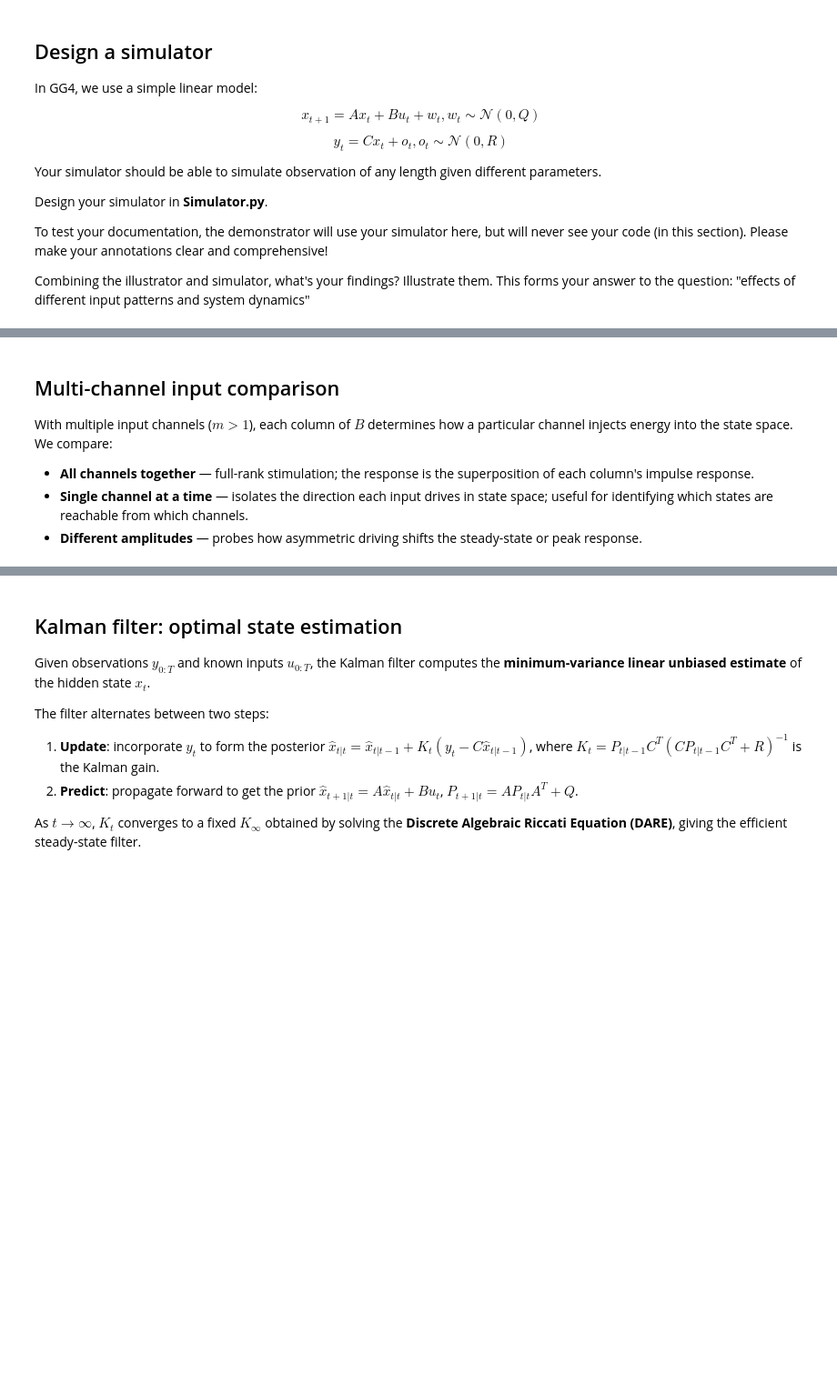
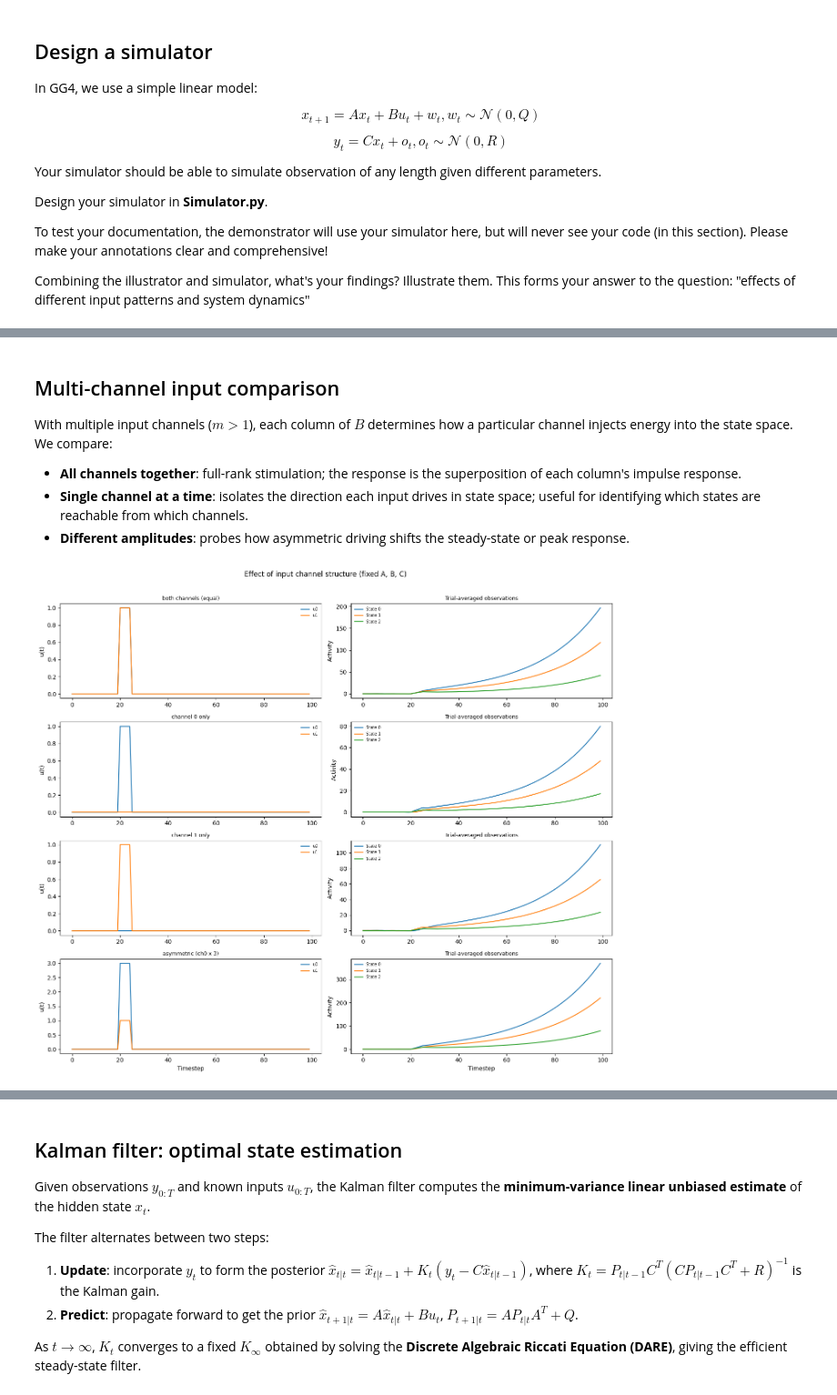
Before and after one commit to 108AM/Neural-Control-with-Adaptive-State-Estimation, a Jupyter notebook: src/week_1/week1.ipynb, the cells around one changed output, grey strips where cells are left out. Shown at 91% size. Drawn from its saved outputs; the diff is of its cells as text; code cells hidden in the pictures; blank space fills up the shorter version.

```diff
--- a/src/week_1/week1.ipynb
+++ b/src/week_1/week1.ipynb
@@ -189,78 +233,91 @@ plt.show()
 
 With multiple input channels ($m > 1$), each column of $B$ determines how a particular channel injects energy into the state space. We compare:
 
-- **All channels together** — full-rank stimulation; the response is the superposition of each column's impulse response.
-- **Single channel at a time** — isolates the direction each input drives in state space; useful for identifying which states are reachable from which channels.
-- **Different amplitudes** — probes how asymmetric driving shifts the steady-state or peak response.
+- **All channels together**: full-rank stimulation; the response is the superposition of each column's impulse response.
+- **Single channel at a time**: isolates the direction each input drives in state space; useful for identifying which states are reachable from which channels.
+- **Different amplitudes**: probes how asymmetric driving shifts the steady-state or peak response.
 # %%
 from l4b.inputs import InputBuilder
 from l4b.simulation import Simulator
 import matplotlib.pyplot as plt
 import numpy as np
 
-pulse = InputBuilder.pulse
-
 T = 100
 state_dim, input_dim, obs_dim = 3, 2, 3
 
 multi_model = {
-    "state_dim": state_dim, "input_dim": input_dim, "obs_dim": obs_dim,
-    "A": np.array([[0.85, 0.30, 0.05],
-                   [0.10, 0.80, 0.20],
-                   [0.00, 0.05, 0.90]]),
-    "B": np.array([[1.0, 0.0],   # channel 0 → state 0
-                   [0.0, 1.0],   # channel 1 → state 1
-                   [0.5, 0.5]]), # both channels weakly → state 2
+    "state_dim": state_dim,
+    "input_dim": input_dim,
+    "obs_dim": obs_dim,
+    "A": np.array([[0.85, 0.30, 0.05], [0.10, 0.80, 0.20], [0.00, 0.05, 0.90]]),
+    "B": np.array(
+        [
+            [1.0, 0.0],  # channel 0 to state 0
+            [0.0, 1.0],  # channel 1 to state 1
+            [0.5, 0.5],
+        ]
+    ),  # both channels weakly to state 2
     "C": np.eye(obs_dim),
     "Q": np.eye(state_dim) * 0.02,
     "R": np.eye(obs_dim) * 0.01,
     "seed": 1,
 }
 
+# Use InputBuilder to compose per-channel pulses in a single fluent chain
+# rather than np.hstack-ing separate arrays together.
 onset = 20
 conditions_mc = {
-    "both channels (equal)": np.hstack([
-        pulse(T, 1, onset=onset, duration=5, amplitude=1.0),
-        pulse(T, 1, onset=onset, duration=5, amplitude=1.0),
-    ]),
-    "channel 0 only": np.hstack([
-        pulse(T, 1, onset=onset, duration=5, amplitude=1.0),
-        np.zeros((T, 1)),
-    ]),
-    "channel 1 only": np.hstack([
-        np.zeros((T, 1)),
-        pulse(T, 1, onset=onset, duration=5, amplitude=1.0),
-    ]),
-    "asymmetric (ch0 × 3)": np.hstack([
-        pulse(T, 1, onset=onset, duration=5, amplitude=3.0),
-        pulse(T, 1, onset=onset, duration=5, amplitude=1.0),
-    ]),
+    "both channels (equal)": (
+        InputBuilder(T=T, m=input_dim)
+        .pulse(onset=onset, duration=5, channels=[0], amplitude=1.0)
+        .pulse(onset=onset, duration=5, channels=[1], amplitude=1.0)
+        .build()
+    ),
+    "channel 0 only": (
+        InputBuilder(T=T, m=input_dim)
+        .pulse(onset=onset, duration=5, channels=[0], amplitude=1.0)
+        .build()
+    ),
+    "channel 1 only": (
+        InputBuilder(T=T, m=input_dim)
+        .pulse(onset=onset, duration=5, channels=[1], amplitude=1.0)
+        .build()
+    ),
+    "asymmetric (ch0 x 3)": (
+        InputBuilder(T=T, m=input_dim)
+        .pulse(onset=onset, duration=5, channels=[0], amplitude=3.0)
+        .pulse(onset=onset, duration=5, channels=[1], amplitude=1.0)
+        .build()
+    ),
 }
 
 fig, axes = plt.subplots(len(conditions_mc), 2, figsize=(14, 3 * len(conditions_mc)))
 
 for row, (label, u) in enumerate(conditions_mc.items()):
-    _, obs = Simulator(multi_model).run(np.zeros(state_dim), u, T, trials=20)
+    u_arr = np.asarray(u)
+    _, obs = Simulator(multi_model).run(np.zeros(state_dim), u_arr, T, trials=20)
     mean_obs = obs.mean(axis=0)
 
     for ch in range(input_dim):
-        axes[row, 0].plot(u[:, ch], label=f"u{ch}")
+        axes[row, 0].plot(u_arr[:, ch], label=f"u{ch}")
     axes[row, 0].set_title(label, fontsize=9)
     axes[row, 0].set_ylabel("u(t)")
     axes[row, 0].legend(fontsize=7, frameon=False)
 
     for k in range(obs_dim):
         axes[row, 1].plot(mean_obs[:, k], label=f"State {k}")
     axes[row, 1].set_title("Trial-averaged observations", fontsize=9)
     axes[row, 1].set_ylabel("Activity")
     axes[row, 1].legend(fontsize=7, frameon=False)
 
 for ax in axes[-1]:
     ax.set_xlabel("Timestep")
 
 fig.suptitle("Effect of input channel structure (fixed A, B, C)", y=1.01)
 fig.tight_layout()
 plt.show()
+# %% [output]
+[figure, added]
 # %% [markdown]
 ## Effect of transition matrix structure
 
```
Also changed, not shown: parts of 16 cells of this notebook.
